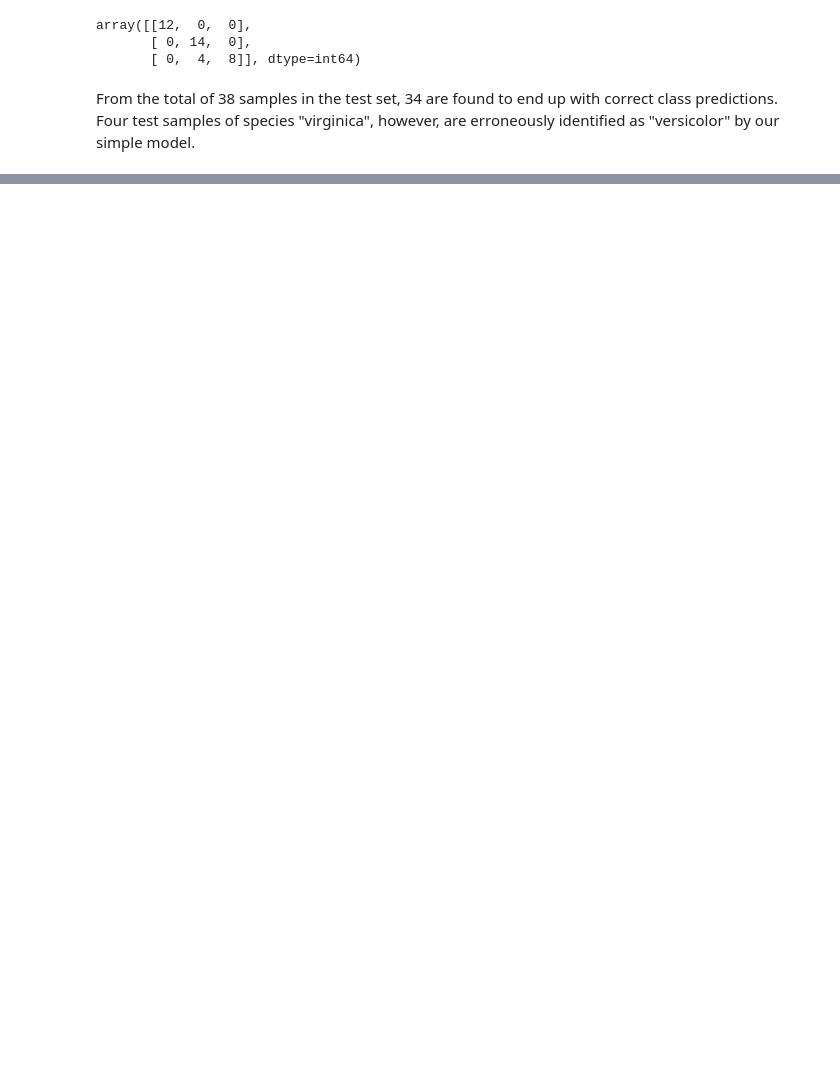
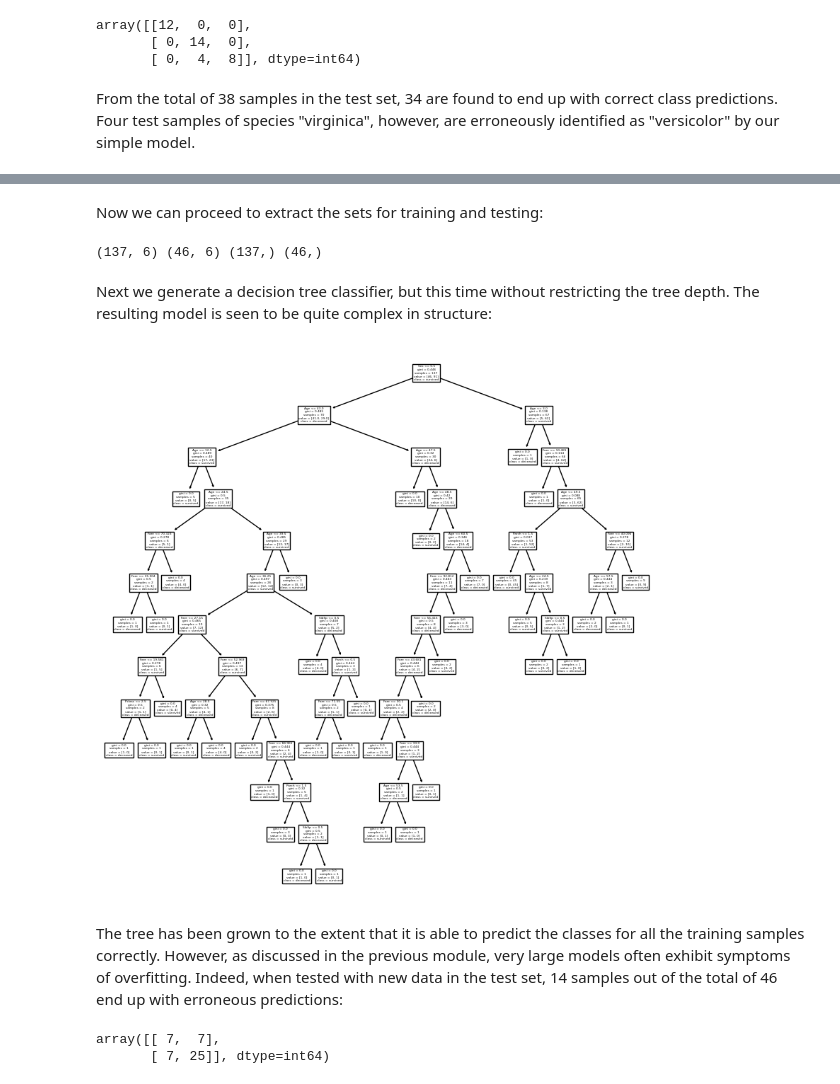
Before and after one commit to vesavvo/dkko, a Jupyter notebook: Decision_tree.ipynb, the cells around one changed output, grey strips where cells are left out. Cells and saved outputs as stored; diff of their text form; code cells hidden in the pictures; blank space fills up the shorter version.

```diff
--- a/Decision_tree.ipynb
+++ b/Decision_tree.ipynb
@@ -81,0 +87,4 @@ where the weighting factor $n_{\rm T}$ ($n_{\rm F}$) is the number of samples in
+# %%
+data = pd.read_csv('datasets/titanic/titanic_orig.csv').dropna()
+data = data.drop(columns = ['PassengerId','Name','Ticket','Cabin','Embarked'])
+data.head()
@@ -81,0 +113,3 @@ where the weighting factor $n_{\rm T}$ ($n_{\rm F}$) is the number of samples in
+# %%
+data['Sex'] =pd.get_dummies(data['Sex'], dtype='int64')['female']
+data.head()
@@ -81,0 +123,26 @@ where the weighting factor $n_{\rm T}$ ($n_{\rm F}$) is the number of samples in
+# %% [markdown]
+Now we can proceed to extract the sets for training and testing:
+# %%
+X = data.drop(['Survived'], axis = 1) # input features
+y = data['Survived'] # target features
+X_train, X_test, y_train, y_test = train_test_split(X, y, test_size = 0.25, random_state=20)
+print(X_train.shape, X_test.shape, y_train.shape, y_test.shape)
+# %% [output]
+(137, 6) (46, 6) (137,) (46,)
+# %% [markdown]
+Next we generate a decision tree classifier, but this time without restricting the tree depth. The resulting model is seen to be quite complex in structure:
+# %%
+model = DecisionTreeClassifier(random_state=20).fit(X_train, y_train)
+fig = plt.figure(figsize = (10, 10))
+plot_tree(model, feature_names = X.keys(), class_names = ['deceased', 'survived'])
+plt.show()
+# %% [output]
+[figure, added]
+# %% [markdown]
+The tree has been grown to the extent that it is able to predict the classes for all the training samples correctly. However, as discussed in the previous module, very large models often exhibit symptoms of overfitting. Indeed, when tested with new data in the test set, 14 samples out of the total of 46 end up with erroneous predictions:
+# %%
+preds = model.predict(X_test)
+confusion_matrix(y_test, preds)
+# %% [output]
+array([[ 7,  7],
+       [ 7, 25]], dtype=int64)
```
Also changed, not shown: parts of 16 cells of this notebook.
